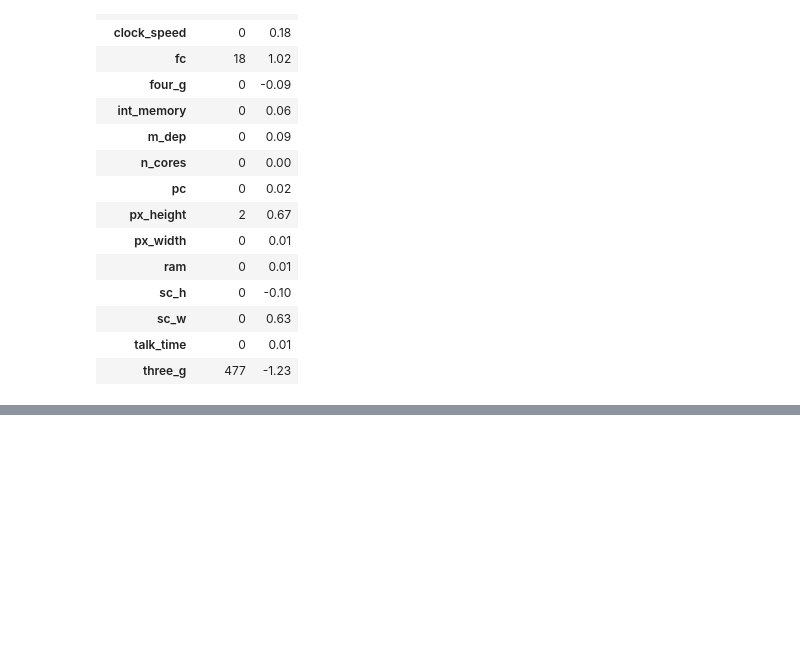
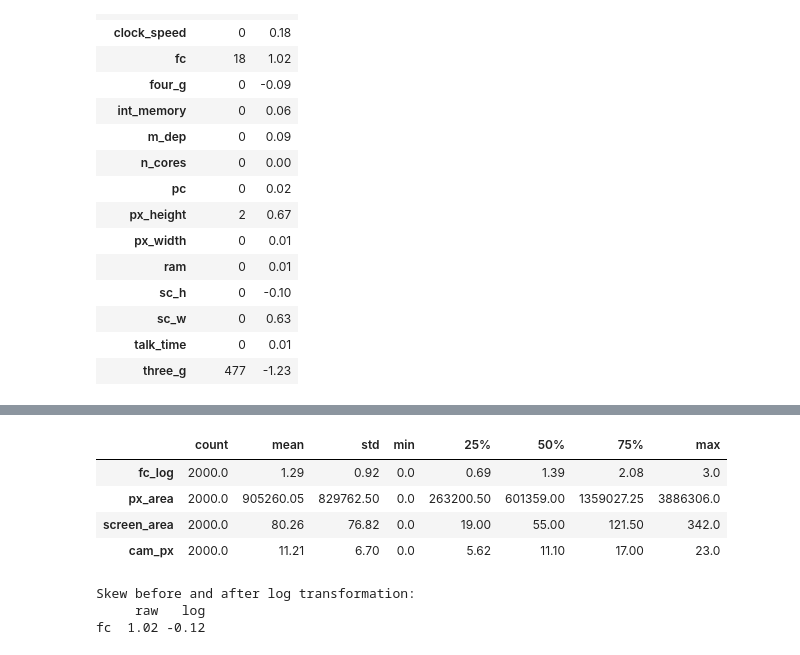
Before and after one commit to anikets349/ML-Assignment, a Jupyter notebook: Assignment.ipynb, the cells around one changed output, grey strips where cells are left out. Drawn from its saved outputs; the diff is of its cells as text; code cells hidden in the pictures; blank space fills up the shorter version.

```diff
--- a/Assignment.ipynb
+++ b/Assignment.ipynb
@@ -371,0 +384,24 @@ display(pd.DataFrame({"Outliers": out, "Skew": skw.round(2)}))
+# %%
+def engineer(d):
+    d = d.copy()
+    d["fc_log"] = np.log1p(d["fc"])
+    d["px_area"] = d["px_height"] * d["px_width"]
+    d["screen_area"] = d["sc_h"] * d["sc_w"]
+    d["cam_px"] = d["fc_log"] + d["pc"]
+    return d.replace([np.inf, -np.inf], np.nan)
+
+fe = engineer(train)
+new_features = ["fc_log", "px_area", "screen_area", "cam_px"]
+display(fe[new_features].describe().T.round(2))
+
+print("Skew before and after log transformation:")
+print(pd.DataFrame({"raw": round(float(fe["fc"].skew()), 2), "log": round(float(fe["fc_log"].skew()), 2)}, index=["fc"]))
+# %% [output]
+|  | count | mean | std | min | 25% | 50% | 75% | max |
+| fc_log | 2000.0 | 1.29 | 0.92 | 0.0 | 0.69 | 1.39 | 2.08 | 3.0 |
+| px_area | 2000.0 | 905260.05 | 829762.50 | 0.0 | 263200.50 | 601359.00 | 1359027.25 | 3886306.0 |
+| screen_area | 2000.0 | 80.26 | 76.82 | 0.0 | 19.00 | 55.00 | 121.50 | 342.0 |
+| cam_px | 2000.0 | 11.21 | 6.70 | 0.0 | 5.62 | 11.10 | 17.00 | 23.0 |
+Skew before and after log transformation:
+     raw   log
+fc  1.02 -0.12
```
Also changed, not shown: parts of 5 cells of this notebook.
